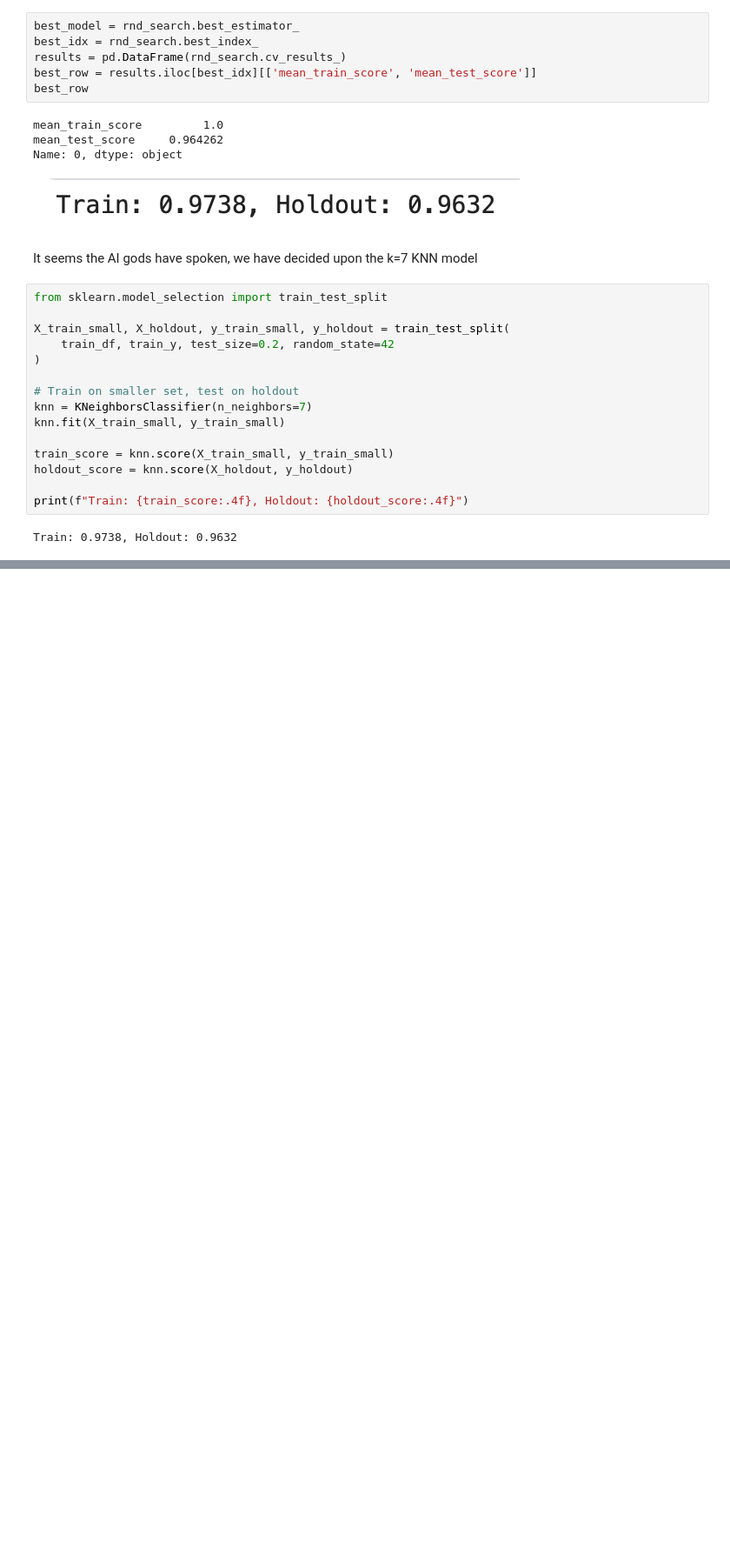
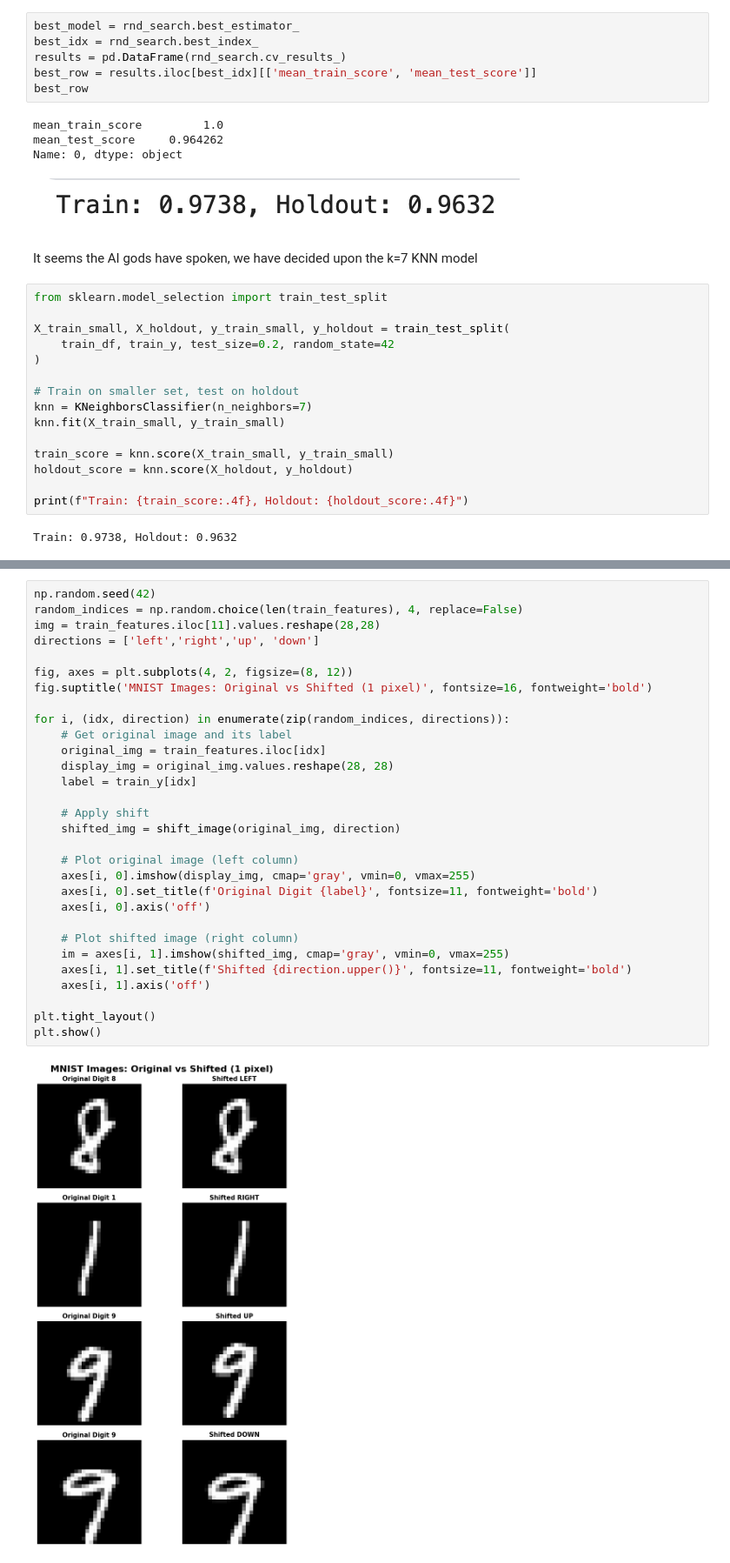
Before and after one commit to Azazel5/ML-Education-Summer2025, a Jupyter notebook: hands-on-ML/chap-3-exercises/mnist-97.ipynb, the cells around one changed output, grey strips where cells are left out. Shown at 87% size. Drawn from its saved outputs; the diff is of its cells as text; blank space fills up the shorter version.

```diff
--- a/hands-on-ML/chap-3-exercises/mnist-97.ipynb
+++ b/hands-on-ML/chap-3-exercises/mnist-97.ipynb
@@ -164,0 +243,32 @@ Train: 0.9738, Holdout: 0.9632
+# %%
+np.random.seed(42)
+random_indices = np.random.choice(len(train_features), 4, replace=False)
+img = train_features.iloc[11].values.reshape(28,28)
+directions = ['left','right','up', 'down']
+
+fig, axes = plt.subplots(4, 2, figsize=(8, 12))
+fig.suptitle('MNIST Images: Original vs Shifted (1 pixel)', fontsize=16, fontweight='bold')
+
+for i, (idx, direction) in enumerate(zip(random_indices, directions)):
+    # Get original image and its label
+    original_img = train_features.iloc[idx]
+    display_img = original_img.values.reshape(28, 28)
+    label = train_y[idx]
+
+    # Apply shift
+    shifted_img = shift_image(original_img, direction)
+
+    # Plot original image (left column)
+    axes[i, 0].imshow(display_img, cmap='gray', vmin=0, vmax=255)
+    axes[i, 0].set_title(f'Original Digit {label}', fontsize=11, fontweight='bold')
+    axes[i, 0].axis('off')
+
+    # Plot shifted image (right column)
+    im = axes[i, 1].imshow(shifted_img, cmap='gray', vmin=0, vmax=255)
+    axes[i, 1].set_title(f'Shifted {direction.upper()}', fontsize=11, fontweight='bold')
+    axes[i, 1].axis('off')
+
+plt.tight_layout()
+plt.show()
+# %% [output]
+[figure, added]
```
Also changed, not shown: parts of 33 cells of this notebook.
